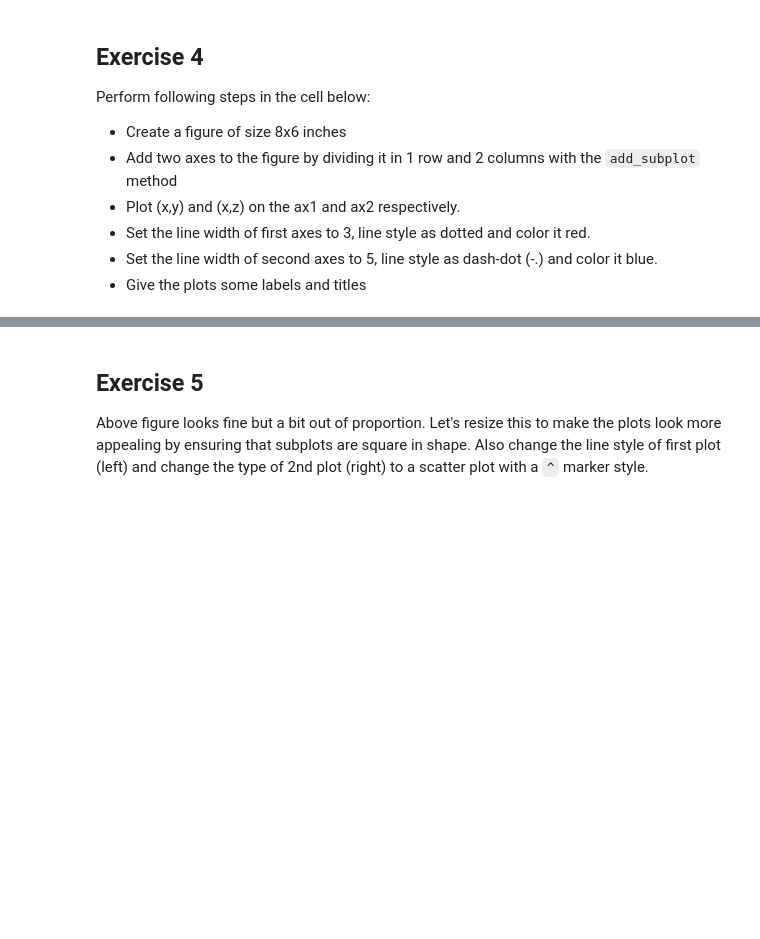
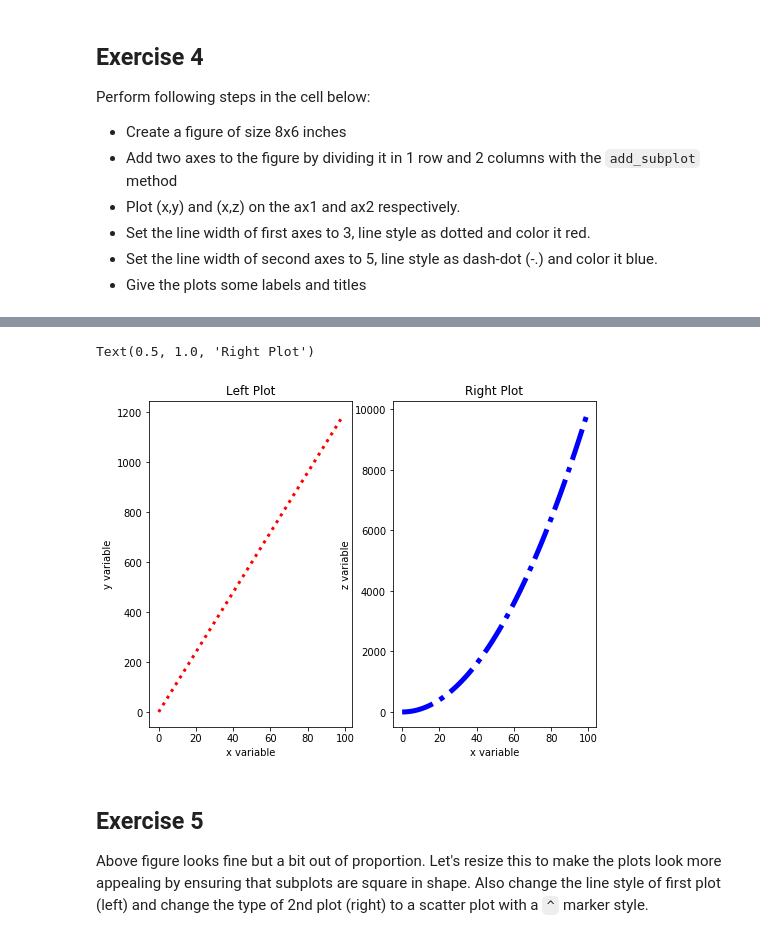
Before and after one commit to lauravlad/dsc-more-practice-with-matplotlib-lab-online-ds-pt-120919, a Jupyter notebook: index.ipynb, the cells around one changed output, grey strips where cells are left out. Saved outputs shown, nothing was run; the diff lists cells and outputs as text; code cells hidden in the pictures; blank space fills up the shorter version.

```diff
--- a/index.ipynb
+++ b/index.ipynb
@@ -100,3 +124,19 @@ Perform following steps in the cell below:
+# %%
+new_fig = plt.figure(figsize=(8,6))
+ax1=new_fig.add_subplot(121)
+ax2=new_fig.add_subplot(122)
+ax1.plot(x,y, color='red', linewidth=3, linestyle=':')
+ax2.plot(x,z, color='blue', linewidth=5, linestyle='-.')
+
+ax1.set_xlabel('x variable')
+ax1.set_ylabel('y variable')
+ax1.set_title('Left Plot')
+ax2.set_xlabel('x variable')
+ax2.set_ylabel('z variable')
+ax2.set_title('Right Plot')
+# %% [output]
+Text(0.5, 1.0, 'Right Plot')
+[figure, added]
 # %% [markdown]
 ## Exercise 5
 
```
Also changed, not shown: parts of 10 cells of this notebook.
